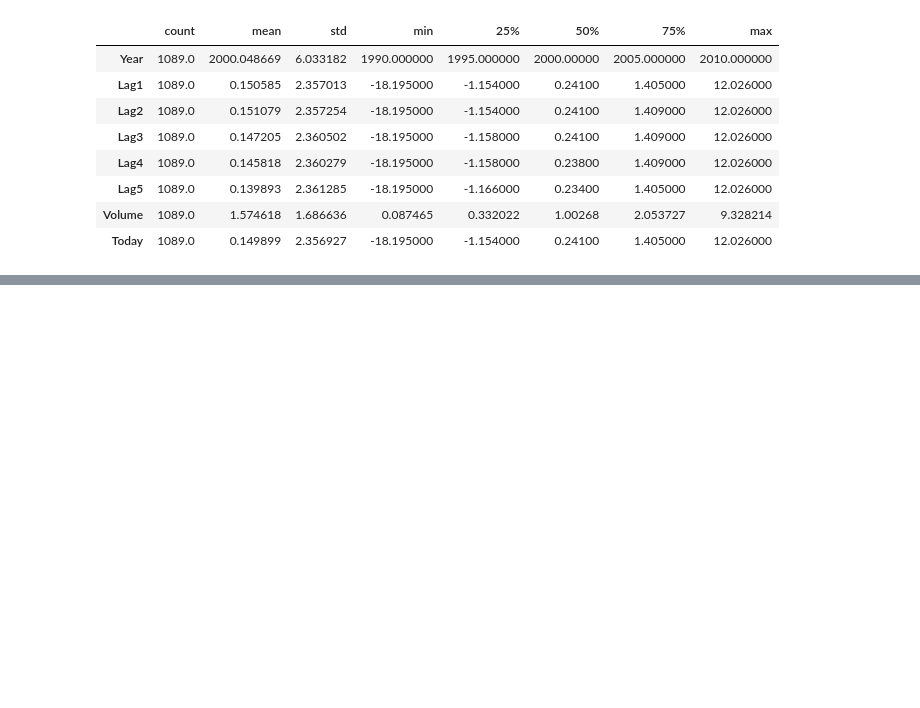
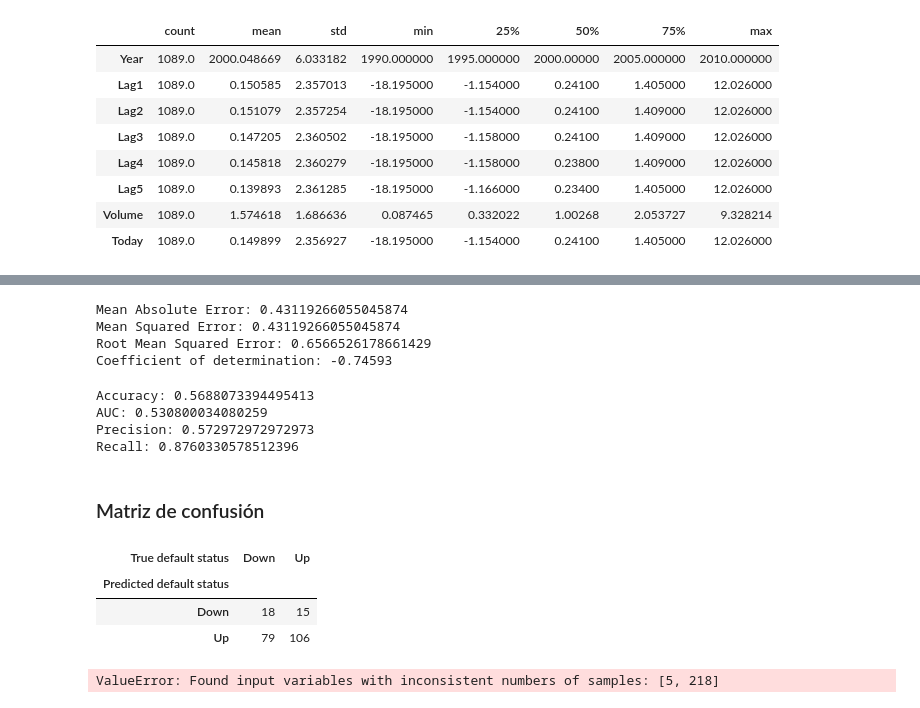
Before and after one commit to opcruz/notebooks, a Jupyter notebook: Tarea3-Orestes.ipynb, the cells around one changed output, grey strips where cells are left out. Drawn from its saved outputs; the diff is of its cells as text; code cells hidden in the pictures; blank space fills up the shorter version.

```diff
--- a/Tarea3-Orestes.ipynb
+++ b/Tarea3-Orestes.ipynb
@@ -36,0 +140,11 @@ df.describe().T
+# %%
+ # Añadir una columna de unos para el término independiente
+import statsmodels.api as sm
+
+X_train1 = sm.add_constant(X_train)
+
+# Ajustar el modelo
+model = sm.Logit(y_train, X_train1).fit()
+
+# Imprimir los resultados
+print(model.summary())
@@ -36,0 +169,36 @@ df.describe().T
+# %%
+from sklearn import metrics
+
+decision_prob = 0.5
+
+X_test = sm.add_constant(X_test)
+predictions = model.predict(X_test) > decision_prob
+
+print("Mean Absolute Error:", metrics.mean_absolute_error(y_test, predictions))
+print("Mean Squared Error:", metrics.mean_squared_error(y_test, predictions))
+print("Root Mean Squared Error:", np.sqrt(metrics.mean_squared_error(y_test, predictions)))
+print('Coefficient of determination: %.5f' % metrics.r2_score(y_test, predictions))
+# %% [output]
+Mean Absolute Error: 0.43119266055045874
+Mean Squared Error: 0.43119266055045874
+Root Mean Squared Error: 0.6566526178661429
+Coefficient of determination: -0.74593
+# %%
+import statsmodels.api as sm
+from sklearn.metrics import accuracy_score, roc_auc_score, precision_score, recall_score
+
+# calcular las métricas de evaluación de clasificación
+accuracy = accuracy_score(y_test, predictions)
+auc = roc_auc_score(y_test, predictions)
+precision = precision_score(y_test, predictions)
+recall = recall_score(y_test, predictions)
+# imprimir las métricas
+print('Accuracy:', accuracy)
+print('AUC:', auc)
+print('Precision:', precision)
+print('Recall:', recall)
+# %% [output]
+Accuracy: 0.5688073394495413
+AUC: 0.530800034080259
+Precision: 0.572972972972973
+Recall: 0.8760330578512396
@@ -36,0 +207,17 @@ df.describe().T
+# %% [markdown]
+### Matriz de confusión
+# %%
+decision_prob = 0.5
+df_ = pd.DataFrame({'True default status': y_test.values.ravel(),
+                    'Predicted default status': predictions > decision_prob})
+df_.replace(to_replace={True: 1, False: 0}, inplace=True)
+y_pred = np.asarray(df_['Predicted default status'])
+
+# df_.replace(to_replace={0:'Up', 1:'Down'}, inplace=True)
+df_.replace(to_replace={1: 'Up', 0: 'Down'}, inplace=True)
+df_.groupby(['Predicted default status', 'True default status']).size().unstack('True default status')
+# %% [output]
+| True default status | Down | Up |
+| Predicted default status |  |  |
+| Down | 18 | 15 |
+| Up | 79 | 106 |
@@ -36,0 +227,10 @@ df.describe().T
+# %%
+df_.replace(to_replace={True: 1, False: 0}, inplace=True)
+y_pred = np.asarray(df_['Predicted default status'])
+
+df_.replace(to_replace={0: 'Up', 1: 'Down'}, inplace=True)
+df_.groupby(['Predicted default status', 'True default status']).size().unstack('True default status')
+precision_score(y, y_pred)
+accuracy_score(y, y_pred)
+# %% [output]
+ValueError: Found input variables with inconsistent numbers of samples: [5, 218]
```
Also changed, not shown: parts of 26 cells of this notebook.
